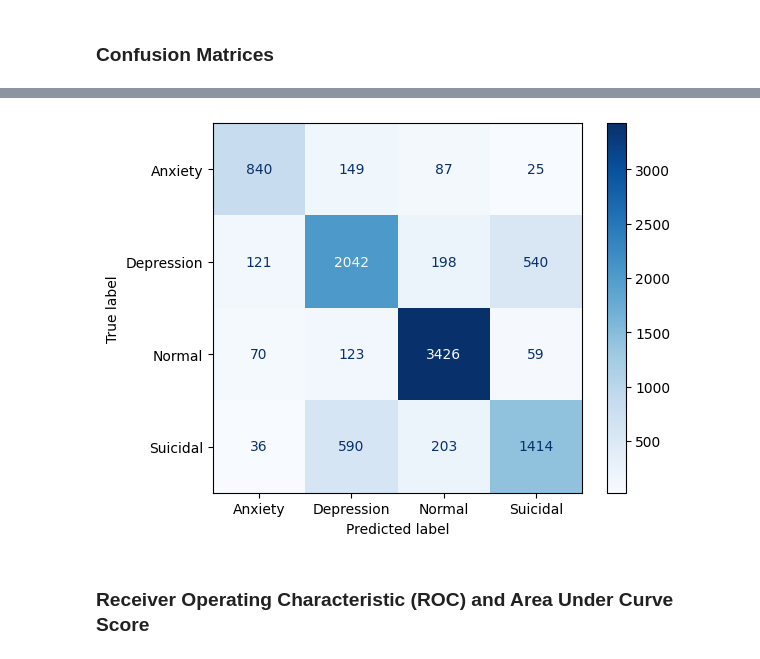
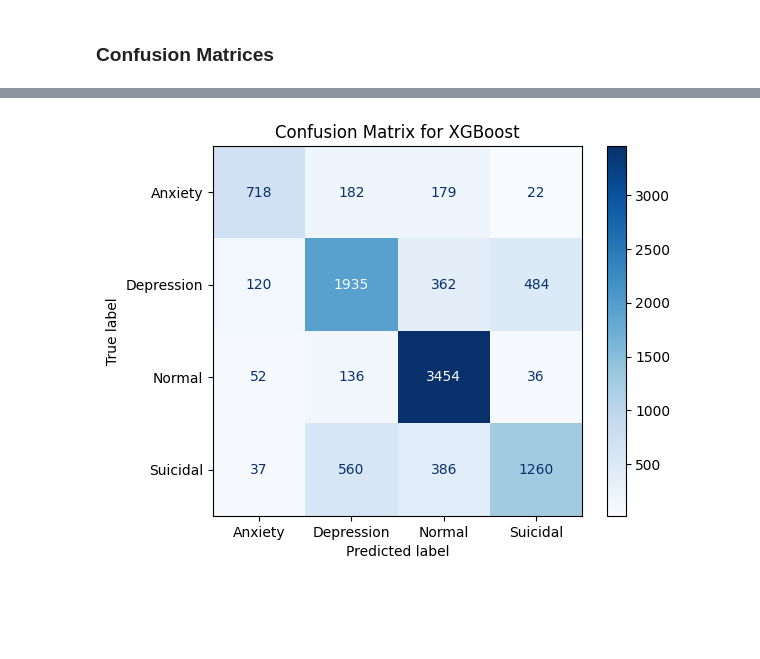
Before and after one commit to Ibrahim581/LIN_371_Project, a Jupyter notebook: Mental_Health_Analysis.ipynb, the cells around one changed output, grey strips where cells are left out. Drawn from its saved outputs; the diff is of its cells as text; code cells hidden in the pictures; blank space fills up the shorter version.

```diff
--- a/Mental_Health_Analysis.ipynb
+++ b/Mental_Health_Analysis.ipynb
@@ -131,6 +140,7 @@ def fit_predict(X_train, X_test, y_train, y_test, vectorizer, model):
     # Model
     model.fit(X_train, y_train)
     y_pred = model.predict(X_test)
+    y_proba = model.predict_proba(X_test)
 
     # Metrics
     cm = confusion_matrix(y_test, y_pred)
@@ -142,4 +152,4 @@ def fit_predict(X_train, X_test, y_train, y_test, vectorizer, model):
     print('Precision: ', precision)
     print('Accuracy: ', accuracy)
 
-    return y_pred, cm, recall, precision, accuracy
+    return y_pred, y_proba, cm, recall, precision, accuracy
@@ -168,6 +231,5 @@ Accuracy:  0.6913231885518493
 # %%
-
-
-y_pred_xgb, cm_xgb, recall_xgb, precision_xgb, accuracy_xgb = fit_predict(Xtrain, Xtest, ytrain, ytest, vect,
-                                                                          xgb.XGBClassifier(n_estimators=10000, max_depth=3, learning_rate=0.1))
+model_xgb = xgb.XGBClassifier(n_estimators=300, max_depth=3, learning_rate=0.1, eval_metric = 'mlogloss')
+y_pred_xgb, y_proba_xgb, cm_xgb, recall_xgb, precision_xgb, accuracy_xgb = fit_predict(Xtrain, Xtest, ytrain, ytest, vect,
+                                                                          model_xgb)
 # %% [output]
@@ -195,9 +261,8 @@ plt.show()
 # %%
 # Confusion Matrix for XGBoost
 disp = ConfusionMatrixDisplay(confusion_matrix=cm_xgb, display_labels=emotion_map)
 disp.plot(cmap=plt.cm.Blues)
+plt.title('Confusion Matrix for XGBoost')
 plt.show()
 # %% [output]
-[figure, old version]
+[figure, new version]
-# %% [markdown]
-### Receiver Operating Characteristic (ROC) and Area Under Curve Score
```
Also changed, not shown: parts of 19 cells of this notebook.
